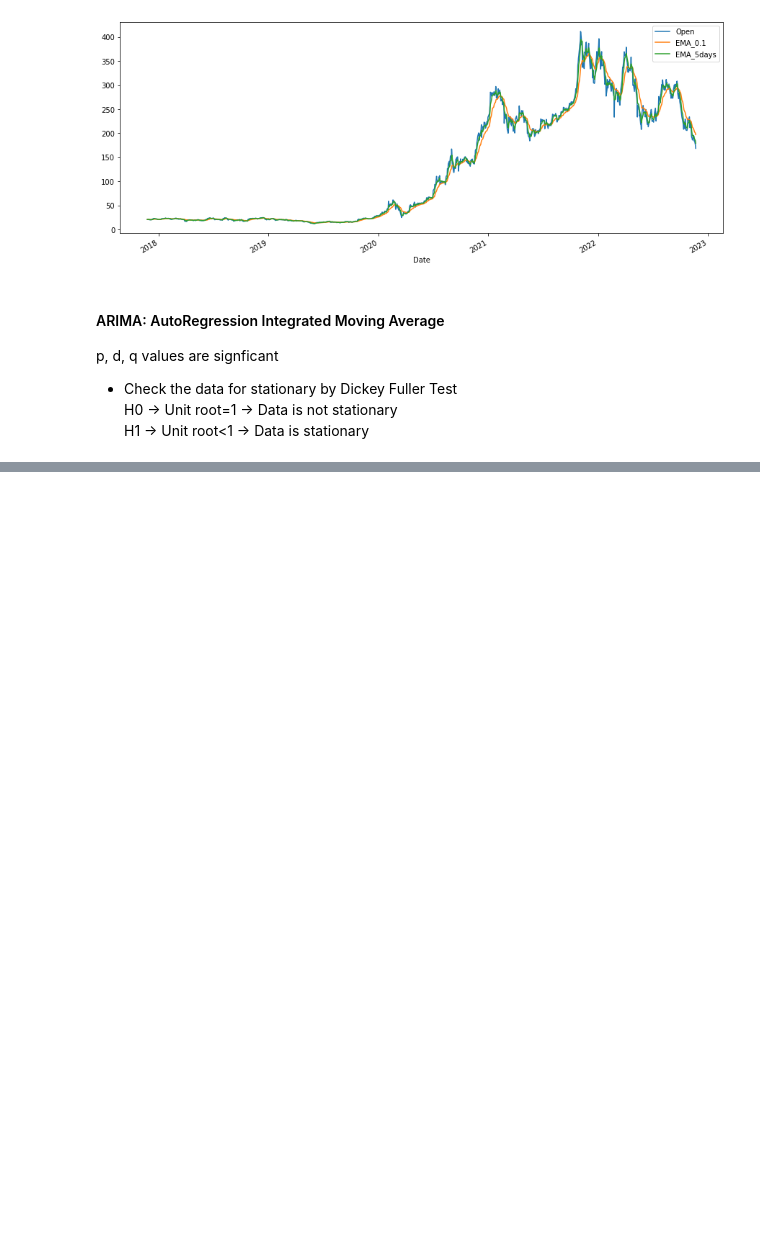
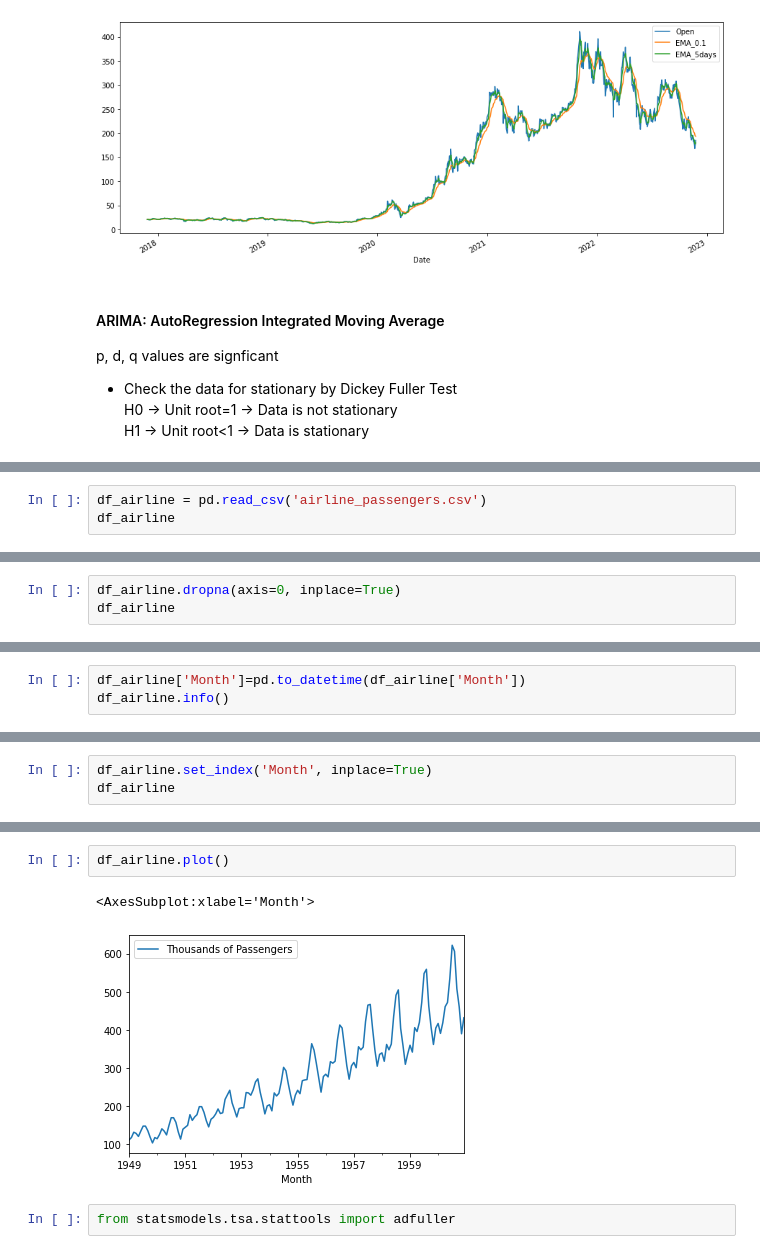
Before and after one commit to sinchan-s/time-series-analysis, a Jupyter notebook: tsa-functions.ipynb, the cells around one changed output, grey strips where cells are left out. Cells and saved outputs as stored; diff of their text form; blank space fills up the shorter version.

```diff
--- a/tsa-functions.ipynb
+++ b/tsa-functions.ipynb
@@ -69,0 +74,3 @@ H1 -> Unit root<1 -> Data is stationary
+# %%
+df_airline = pd.read_csv('airline_passengers.csv')
+df_airline
@@ -69,0 +91,3 @@ H1 -> Unit root<1 -> Data is stationary
+# %%
+df_airline.dropna(axis=0, inplace=True)
+df_airline
@@ -69,0 +120,3 @@ H1 -> Unit root<1 -> Data is stationary
+# %%
+df_airline['Month']=pd.to_datetime(df_airline['Month'])
+df_airline.info()
@@ -69,0 +149,3 @@ H1 -> Unit root<1 -> Data is stationary
+# %%
+df_airline.set_index('Month', inplace=True)
+df_airline
@@ -69,0 +167,7 @@ H1 -> Unit root<1 -> Data is stationary
+# %%
+df_airline.plot()
+# %% [output]
+<AxesSubplot:xlabel='Month'>
+[figure, added]
+# %%
+from statsmodels.tsa.stattools import adfuller
```
Also changed, not shown: parts of 36 cells of this notebook.
